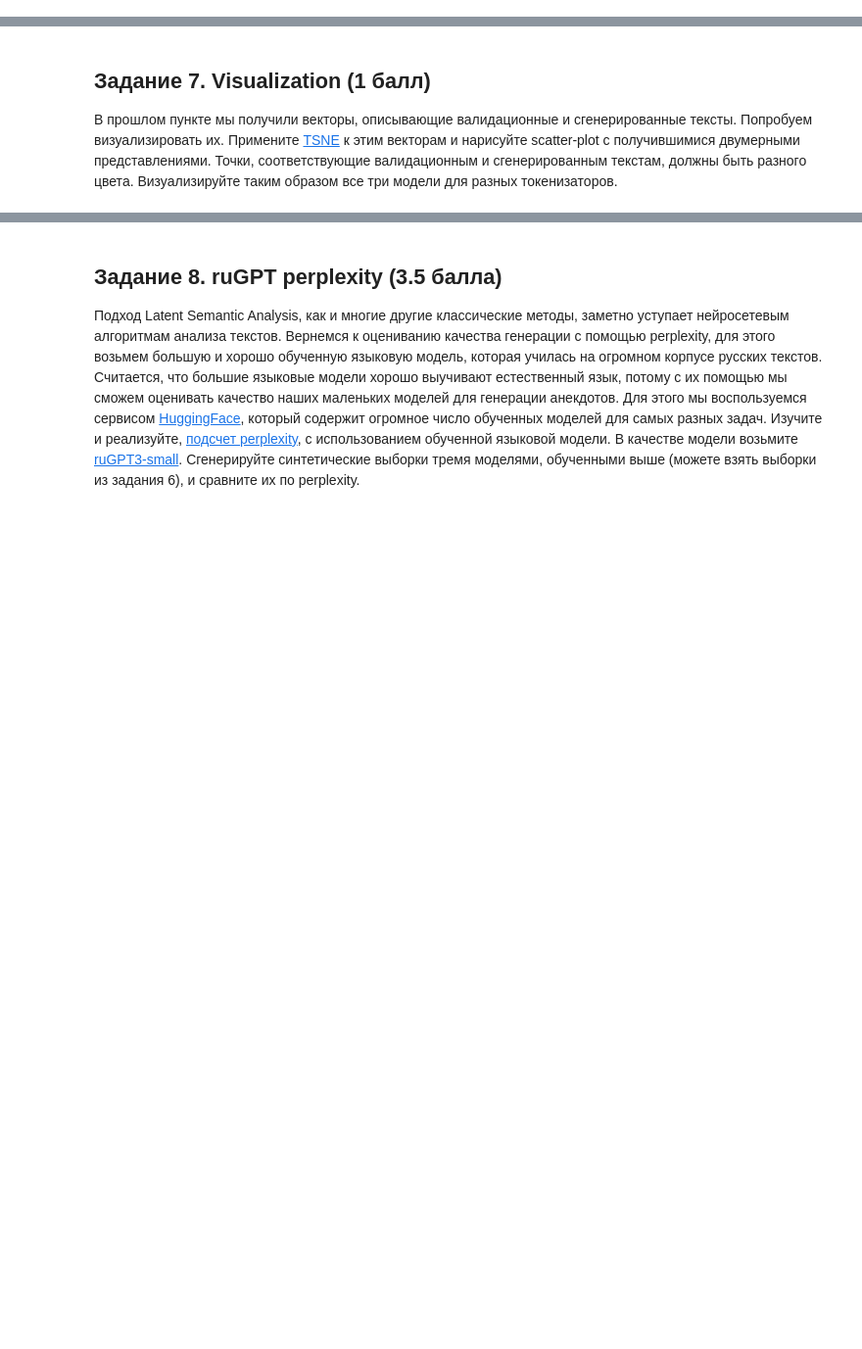
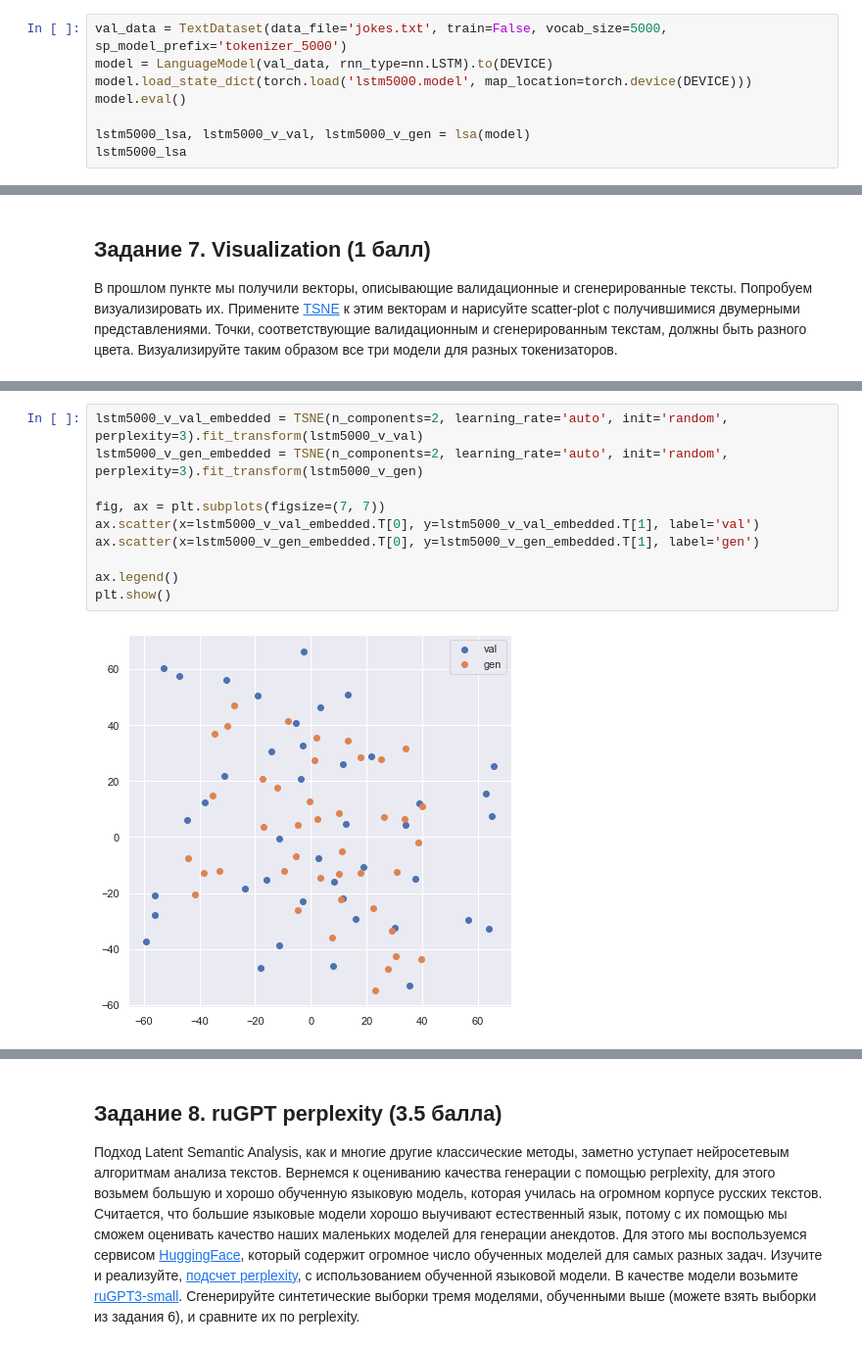
Before and after one commit to tutugarin/dl-course-hse, a Jupyter notebook: shw-03/shw_03_rnn_Ershov.ipynb, the cells around one changed output, grey strips where cells are left out. Shown at 98% size. Saved outputs shown, nothing was run; the diff lists cells and outputs as text; blank space fills up the shorter version.

```diff
--- a/shw-03/shw_03_rnn-Ershov.ipynb
+++ b/shw-03/shw_03_rnn_Ershov.ipynb
@@ -346,0 +355,8 @@ lsa(model)
+# %%
+val_data = TextDataset(data_file='jokes.txt', train=False, vocab_size=5000, sp_model_prefix='tokenizer_5000')
+model = LanguageModel(val_data, rnn_type=nn.LSTM).to(DEVICE)
+model.load_state_dict(torch.load('lstm5000.model', map_location=torch.device(DEVICE)))
+model.eval()
+
+lstm5000_lsa, lstm5000_v_val, lstm5000_v_gen = lsa(model)
+lstm5000_lsa
@@ -352,0 +398,12 @@ lsa(model)
+# %%
+lstm5000_v_val_embedded = TSNE(n_components=2, learning_rate='auto', init='random', perplexity=3).fit_transform(lstm5000_v_val)
+lstm5000_v_gen_embedded = TSNE(n_components=2, learning_rate='auto', init='random', perplexity=3).fit_transform(lstm5000_v_gen)
+
+fig, ax = plt.subplots(figsize=(7, 7))
+ax.scatter(x=lstm5000_v_val_embedded.T[0], y=lstm5000_v_val_embedded.T[1], label='val')
+ax.scatter(x=lstm5000_v_gen_embedded.T[0], y=lstm5000_v_gen_embedded.T[1], label='gen')
+
+ax.legend()
+plt.show()
+# %% [output]
+[figure, added]
```
Also changed, not shown: parts of 18 cells of this notebook, 1 other file.
